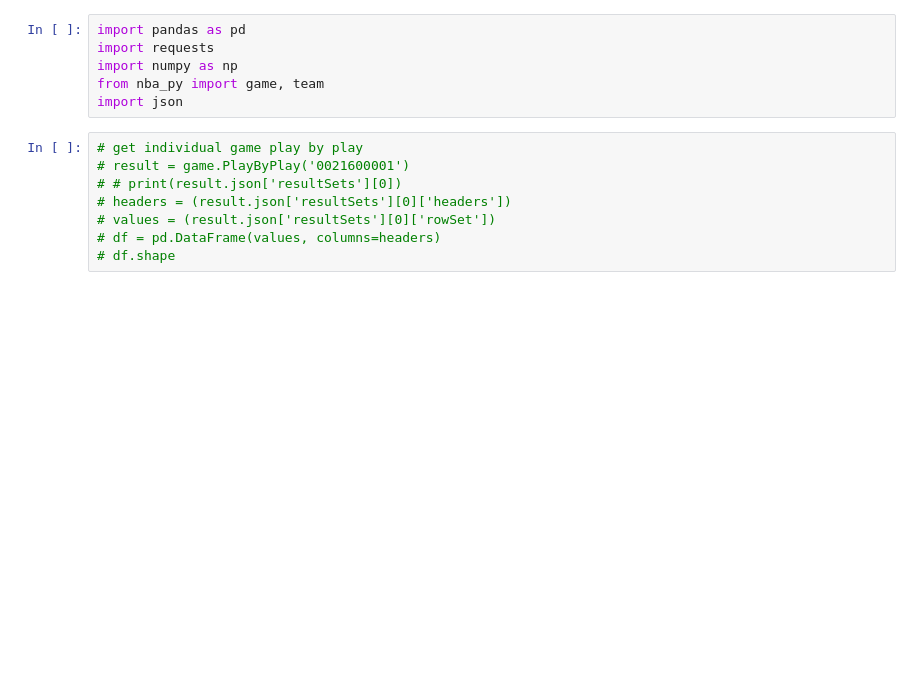
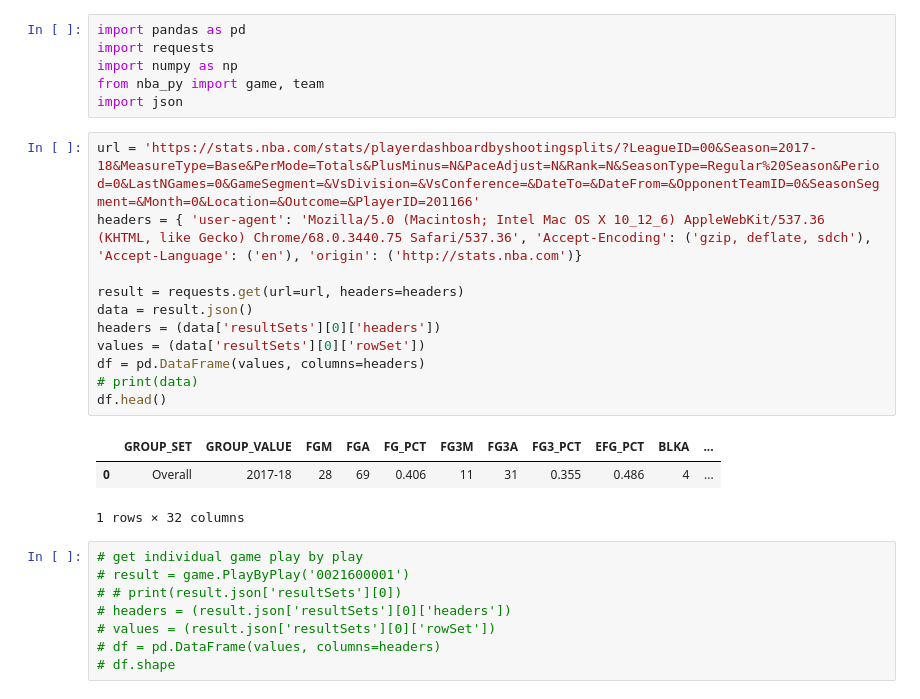
Before and after one commit to scottyla19/nylon, a Jupyter notebook: expected-value/expected-value.ipynb, the cells around one changed output. Saved outputs shown, nothing was run; the diff lists cells and outputs as text; blank space fills up the shorter version.

```diff
--- a/expected-value/expected-value.ipynb
+++ b/expected-value/expected-value.ipynb
@@ -4,6 +4,21 @@ import requests
 import numpy as np
 from nba_py import game, team
 import json
+# %%
+url = 'https://stats.nba.com/stats/playerdashboardbyshootingsplits/?LeagueID=00&Season=2017-18&MeasureType=Base&PerMode=Totals&PlusMinus=N&PaceAdjust=N&Rank=N&SeasonType=Regular%20Season&Period=0&LastNGames=0&GameSegment=&VsDivision=&VsConference=&DateTo=&DateFrom=&OpponentTeamID=0&SeasonSegment=&Month=0&Location=&Outcome=&PlayerID=201166'
+headers = { 'user-agent': 'Mozilla/5.0 (Macintosh; Intel Mac OS X 10_12_6) AppleWebKit/537.36 (KHTML, like Gecko) Chrome/68.0.3440.75 Safari/537.36', 'Accept-Encoding': ('gzip, deflate, sdch'), 'Accept-Language': ('en'), 'origin': ('http://stats.nba.com')}
+
+result = requests.get(url=url, headers=headers)
+data = result.json()
+headers = (data['resultSets'][0]['headers'])
+values = (data['resultSets'][0]['rowSet'])
+df = pd.DataFrame(values, columns=headers)
+# print(data)
+df.head()
+# %% [output]
+|  | GROUP_SET | GROUP_VALUE | FGM | FGA | FG_PCT | FG3M | FG3A | FG3_PCT | EFG_PCT | BLKA | ... |
+| 0 | Overall | 2017-18 | 28 | 69 | 0.406 | 11 | 31 | 0.355 | 0.486 | 4 | ... |
+1 rows × 32 columns
 # %%
 # get individual game play by play
 # result = game.PlayByPlay('0021600001')
```
Also changed, not shown: 9 other files.
